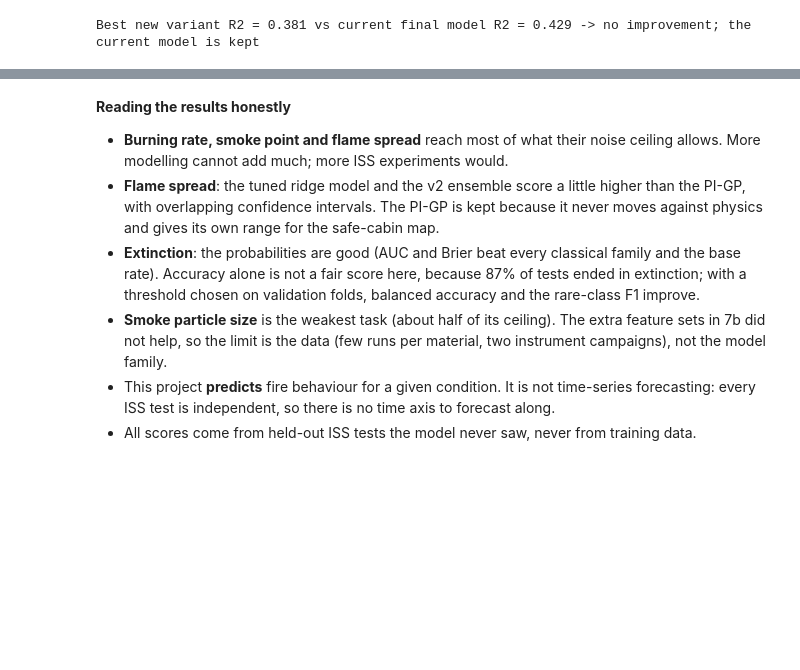
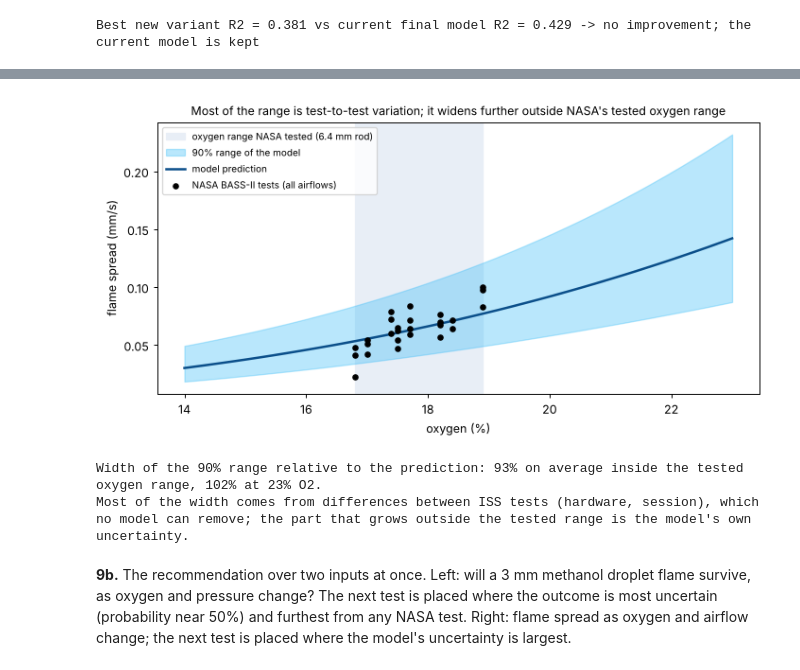
Before and after one commit to Dumbo-programmer/NASA-Space-Apps-2026, a Jupyter notebook: notebooks/AstraFlame_Full_ML_Pipeline.ipynb, the cells around one changed output, grey strips where cells are left out. Saved outputs shown, nothing was run; the diff lists cells and outputs as text; code cells hidden in the pictures; blank space fills up the shorter version.

```diff
--- a/notebooks/AstraFlame_Full_ML_Pipeline.ipynb
+++ b/notebooks/AstraFlame_Full_ML_Pipeline.ipynb
@@ -582,20 +599,21 @@ flex_extinction: P(goes out) = 0.961
 # %%
-rows = []
-for name, sp in S.items():
-    y, g = sp["y"], sp["g"]; p = PRED[name][FINAL[name]][0]
-    if sp["task"] == "regression":
-        t = REG[name].query("final != ''").iloc[0]
-        ci = group_bootstrap_ci(y, p, g, r2_score, n=1000)
-        rows.append({"task": name, "final model": FINAL[name], "main score": f"R2 {t.R2:.2f} (95% CI {ci[0]:.2f}-{ci[1]:.2f})",
-                     "vs noise ceiling": f"{t['% of max possible R2']:.0f}% of max ({CEIL[name]['max R2 possible']:.2f})",
-                     "error": f"MAE {t.MAE:.3g}", "90% range coverage": f"{t['90% coverage']:.0f}%" if name in BAND else "-"})
-    else:
-        c = CLF.query("final != ''").iloc[0]; th = THRESH.iloc[1]
-        ci = group_bootstrap_ci(y, p, g, roc_auc_score, n=1000)
-        rows.append({"task": name, "final model": FINAL[name], "main score": f"ROC-AUC {c['ROC-AUC']:.2f} (95% CI {ci[0]:.2f}-{ci[1]:.2f})",
-                     "vs noise ceiling": f"Brier {c.Brier:.3f} vs {brier_score_loss(y, np.full(len(y), y.mean())):.3f} base rate",
-                     "error": f"balanced acc {th['balanced accuracy']:.2f}, macro F1 {th['macro F1']:.2f}",
-                     "90% range coverage": "-"})
-FINAL_TABLE = pd.DataFrame(rows)
-display(FINAL_TABLE)
+fb = IM.load("bass2_flame_spread")["model"]; bass = S["bass2_flame_spread"]["df"]
+o2 = np.linspace(14, 23, 120)
+Hq = pd.DataFrame({"o2_pct": o2, "opposed_flow_cm_s": 1.67, "diameter_cm": 0.64})
+med = fb.predict(P.bass2_X(Hq)); lo, hi = fb.predict_interval(P.bass2_X(Hq))
+lo_t, hi_t = 16.8, 18.9                                   # oxygen range NASA tested for this rod size
+fig, ax = plt.subplots(figsize=(8, 4.2))
+ax.axvspan(lo_t, hi_t, color="#e8eef6", label="oxygen range NASA tested (6.4 mm rod)")
+ax.fill_between(o2, lo, hi, color="#38BDF8", alpha=0.35, label="90% range of the model")
+ax.plot(o2, med, color="#0B4F8A", lw=2, label="model prediction")
+t = bass[bass.diameter_cm == 0.64]
+ax.scatter(t.o2_pct, t.flame_spread_mm_s, s=18, color="black", zorder=3, label="NASA BASS-II tests (all airflows)")
+ax.set_xlabel("oxygen (%)"); ax.set_ylabel("flame spread (mm/s)"); ax.legend(fontsize=8, loc="upper left")
+ax.set_title("Most of the range is test-to-test variation; it widens further outside NASA's tested oxygen range", fontsize=10)
+plt.tight_layout(); plt.show()
+w = (hi - lo) / med
+print(f"Width of the 90% range relative to the prediction: {100 * w[(o2 >= lo_t) & (o2 <= hi_t)].mean():.0f}% on average inside the tested "
+      f"oxygen range, {100 * w[-1]:.0f}% at {o2.max():.0f}% O2.")
+print("Most of the width comes from differences between ISS tests (hardware, session), which no model can remove; "
+      "the part that grows outside the tested range is the model's own uncertainty.")
 # %% [output]
@@ -608,9 +620,5 @@ display(FINAL_TABLE)
+[figure, added]
+Width of the 90% range relative to the prediction: 93% on average inside the tested oxygen range, 102% at 23% O2.
+Most of the width comes from differences between ISS tests (hardware, session), which no model can remove; the part that grows outside the tested range is the model's own uncertainty.
 # %% [markdown]
-**Reading the results honestly**
-
-* **Burning rate, smoke point and flame spread** reach most of what their noise ceiling allows. More modelling cannot add much; more ISS experiments would.
-* **Flame spread**: the tuned ridge model and the v2 ensemble score a little higher than the PI-GP, with overlapping confidence intervals. The PI-GP is kept because it never moves against physics and gives its own range for the safe-cabin map.
-* **Extinction**: the probabilities are good (AUC and Brier beat every classical family and the base rate). Accuracy alone is not a fair score here, because 87% of tests ended in extinction; with a threshold chosen on validation folds, balanced accuracy and the rare-class F1 improve.
-* **Smoke particle size** is the weakest task (about half of its ceiling). The extra feature sets in 7b did not help, so the limit is the data (few runs per material, two instrument campaigns), not the model family.
-* This project **predicts** fire behaviour for a given condition. It is not time-series forecasting: every ISS test is independent, so there is no time axis to forecast along.
-* All scores come from held-out ISS tests the model never saw, never from training data.
+**9b.** The recommendation over two inputs at once. Left: will a 3 mm methanol droplet flame survive, as oxygen and pressure change? The next test is placed where the outcome is most uncertain (probability near 50%) and furthest from any NASA test. Right: flame spread as oxygen and airflow change; the next test is placed where the model's uncertainty is largest.
```
Also changed, not shown: parts of 15 cells of this notebook, 2 other files.
